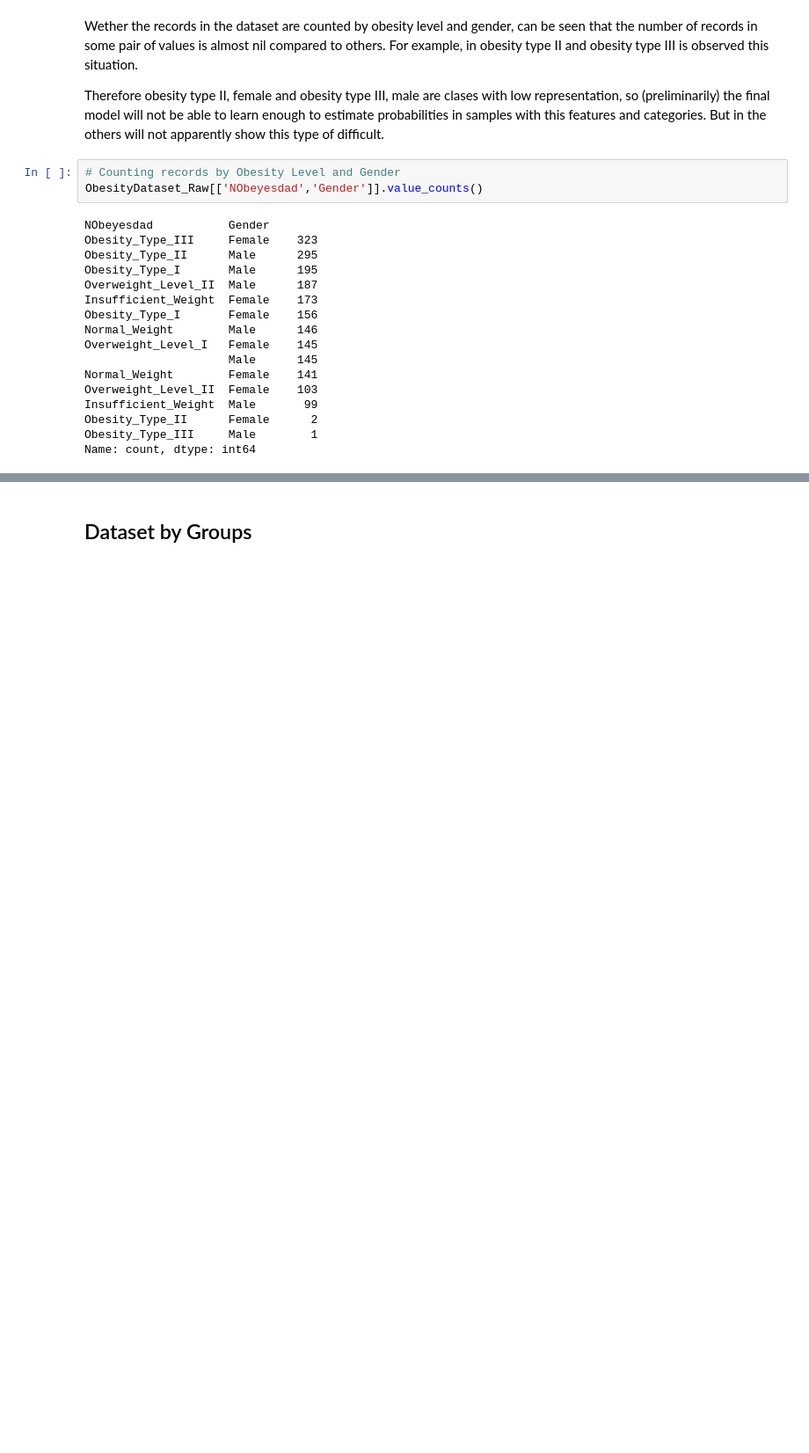
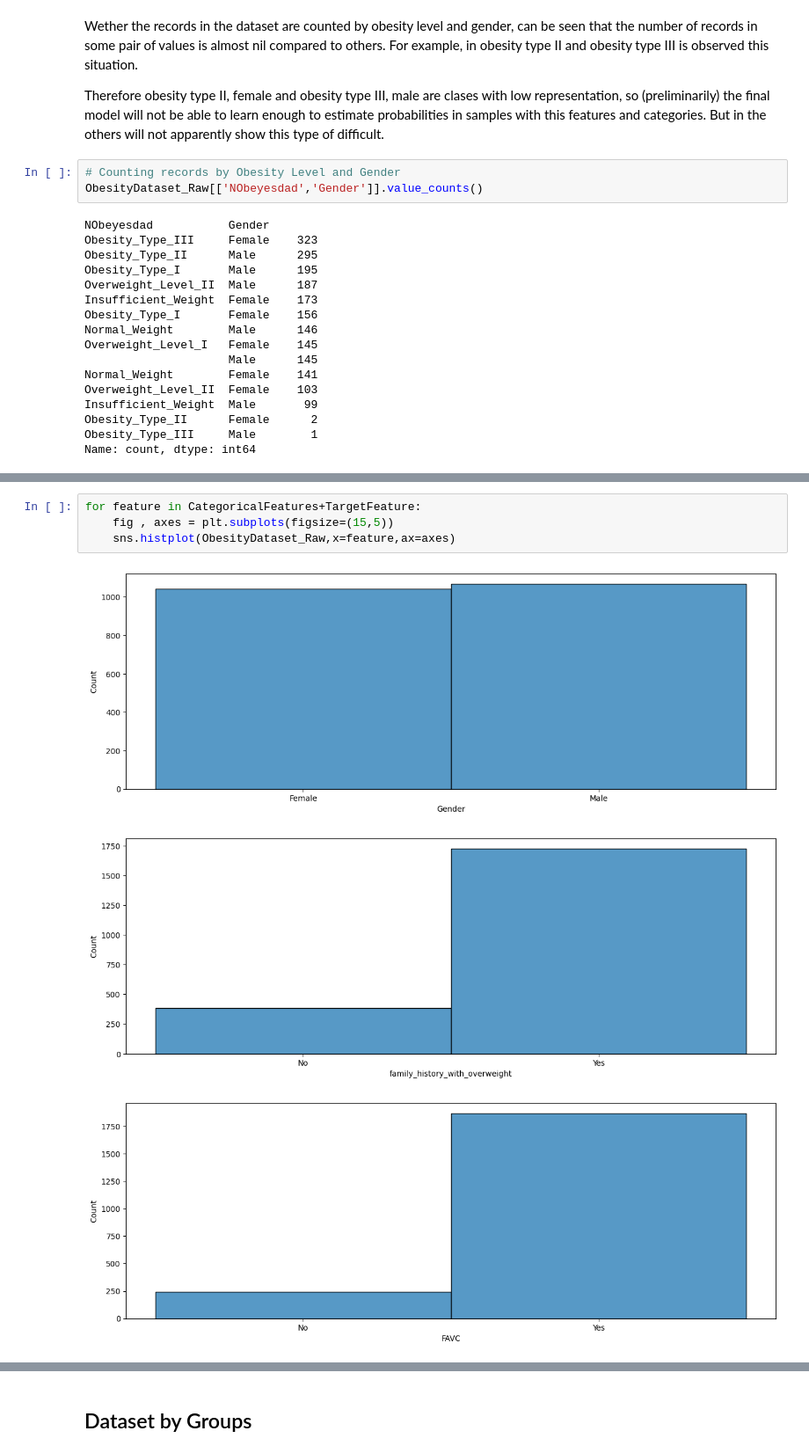
Before and after one commit to alexisuaguilaru/Obesity_Levels_Model, a Jupyter notebook: Exploratory_Data_Analysis/ExploratoryDataAnalysis.ipynb, the cells around one changed output, grey strips where cells are left out. Shown at 88% size. Saved outputs shown, nothing was run; the diff lists cells and outputs as text; blank space fills up the shorter version.

```diff
--- a/Exploratory_Data_Analysis/ExploratoryDataAnalysis.ipynb
+++ b/Exploratory_Data_Analysis/ExploratoryDataAnalysis.ipynb
@@ -147,0 +172,8 @@ Name: count, dtype: int64
+# %%
+for feature in CategoricalFeatures+TargetFeature:
+    fig , axes = plt.subplots(figsize=(15,5))
+    sns.histplot(ObesityDataset_Raw,x=feature,ax=axes)
+# %% [output]
+[figure, added]
+[figure, added]
+[figure, added]
```
Also changed, not shown: parts of 11 cells of this notebook.
